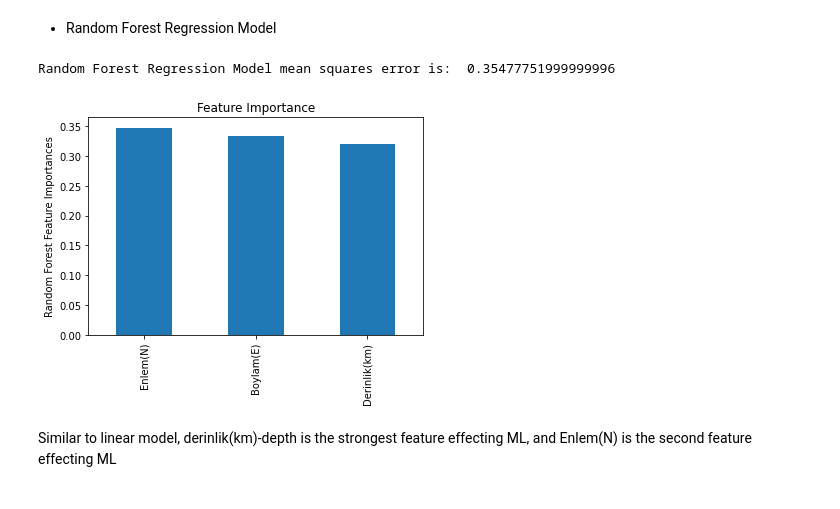
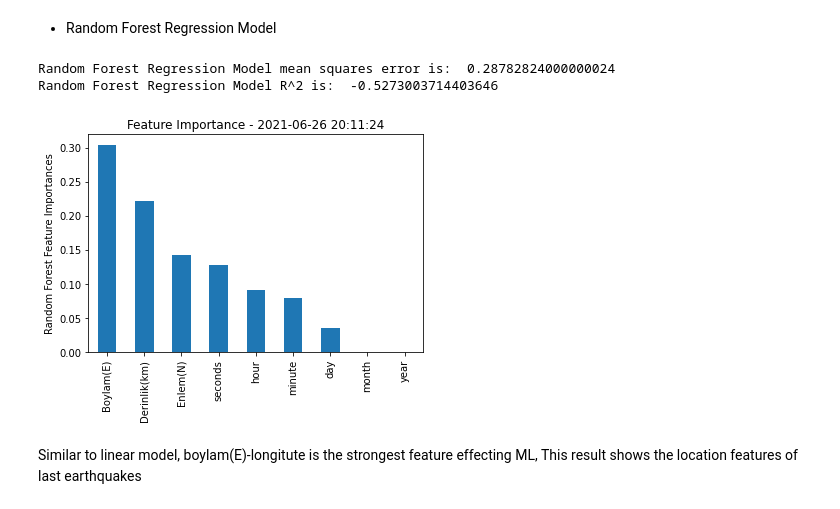
Before and after one commit to yudumpacin/Earthquakes-in-Turkey, a Jupyter notebook: Kandilli_Earthquake.ipynb, the cells around one changed output. Saved outputs shown, nothing was run; the diff lists cells and outputs as text; code cells hidden in the pictures.

```diff
--- a/Kandilli_Earthquake.ipynb
+++ b/Kandilli_Earthquake.ipynb
@@ -273,0 +417,3 @@ map_clusters
+# %%
+df['isoutlier'] =0
+df.iloc[outliers,-1] =1
@@ -273,0 +429,5 @@ map_clusters
+# %%
+outliers = np.where(np.abs(stats.zscore(X))>3)[0]
+# %%
+df['isoutlier'] =0
+df.iloc[outliers,-1] =1
@@ -279,7 +446,7 @@ First, I will try to predict ML of the data with linear and ensemble models
 * Linear Regression Model
 # %%
 y = df['ML']
-X = df.drop(['Tarih','Saat','Yer','TarihSaat','ML'],axis=1)
+X = df.drop(['TarihSaat','Yer','ML','isoutlier'],axis=1)
 # %%
 scaler = StandardScaler()
 X_scaled = scaler.fit_transform(X)
@@ -317,14 +488,16 @@ rfr = RandomForestRegressor()
 rfr.fit(X_train,y_train)
 y_pred = rfr.predict(X_test)
 print('Random Forest Regression Model mean squares error is: ',mean_squared_error(y_test,y_pred))
+print('Random Forest Regression Model R^2 is: ',rfr.score(X_test,y_test))
 # %% [output]
-Random Forest Regression Model mean squares error is:  0.35477751999999996
+Random Forest Regression Model mean squares error is:  0.28782824000000024
+Random Forest Regression Model R^2 is:  -0.5273003714403646
 # %%
 pd.Series(rfr.feature_importances_, index=features).sort_values(ascending=False).plot(kind='bar')
-plt.title('Feature Importance')
+plt.title(f'Feature Importance - {last_modified_time}')
 plt.ylabel('Random Forest Feature Importances')
 plt.show()
 # %% [output]
-[figure, old version]
+[figure, new version]
 # %% [markdown]
-Similar to linear model, derinlik(km)-depth is the strongest feature effecting ML, and Enlem(N) is the second feature effecting ML
+Similar to linear model, boylam(E)-longitute is the strongest feature effecting ML, This result shows the location features of last earthquakes
```
Also changed, not shown: parts of 63 cells of this notebook.
